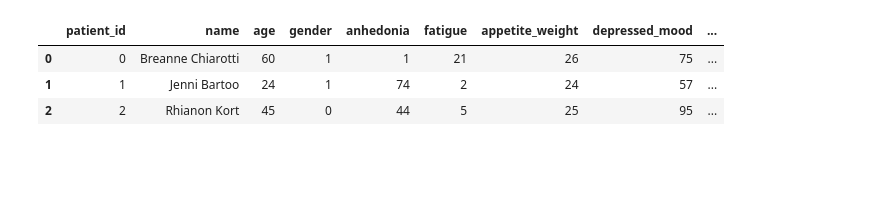
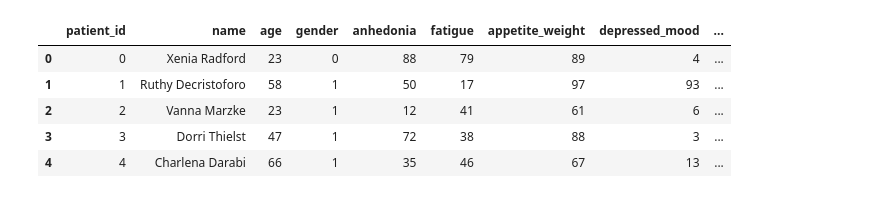
Before and after one commit to meeow/476-project, a Jupyter notebook: data-visualization/Depression.ipynb, the cells around one changed output. Saved outputs shown, nothing was run; the diff lists cells and outputs as text; code cells hidden in the pictures; blank space fills up the shorter version.

```diff
--- a/data-visualization/Depression.ipynb
+++ b/data-visualization/Depression.ipynb
@@ -8,6 +8,7 @@ import random
 
 %matplotlib inline
 sns.set()
+samples_to_show = 5
 # %%
 firstnames = [name.strip().capitalize() for name in open('firstnames.txt', 'r').readlines()]
 lastnames = [name.strip().capitalize() for name in open('lastnames.txt', 'r').readlines()]
@@ -56,12 +57,14 @@ for patient in range(100):
 # %%
 df = pd.DataFrame(patients)
 df = df[['patient_id','name', 'age', 'gender'] + symptoms + treatments]
-df.head(3)
+df.head(samples_to_show)
 # %% [output]
 |  | patient_id | name | age | gender | anhedonia | fatigue | appetite_weight | depressed_mood | ... |
-| 0 | 0 | Breanne Chiarotti | 60 | 1 | 1 | 21 | 26 | 75 | ... |
-| 1 | 1 | Jenni Bartoo | 24 | 1 | 74 | 2 | 24 | 57 | ... |
-| 2 | 2 | Rhianon Kort | 45 | 0 | 44 | 5 | 25 | 95 | ... |
+| 0 | 0 | Xenia Radford | 23 | 0 | 88 | 79 | 89 | 4 | ... |
+| 1 | 1 | Ruthy Decristoforo | 58 | 1 | 50 | 17 | 97 | 93 | ... |
+| 2 | 2 | Vanna Marzke | 23 | 1 | 12 | 41 | 61 | 6 | ... |
+| 3 | 3 | Dorri Thielst | 47 | 1 | 72 | 38 | 88 | 3 | ... |
+| 4 | 4 | Charlena Darabi | 66 | 1 | 35 | 46 | 67 | 13 | ... |
 # %%
 def draw_radar(patient_id):
     labels = np.array(symptoms)
```
Also changed, not shown: parts of 2 cells of this notebook.
